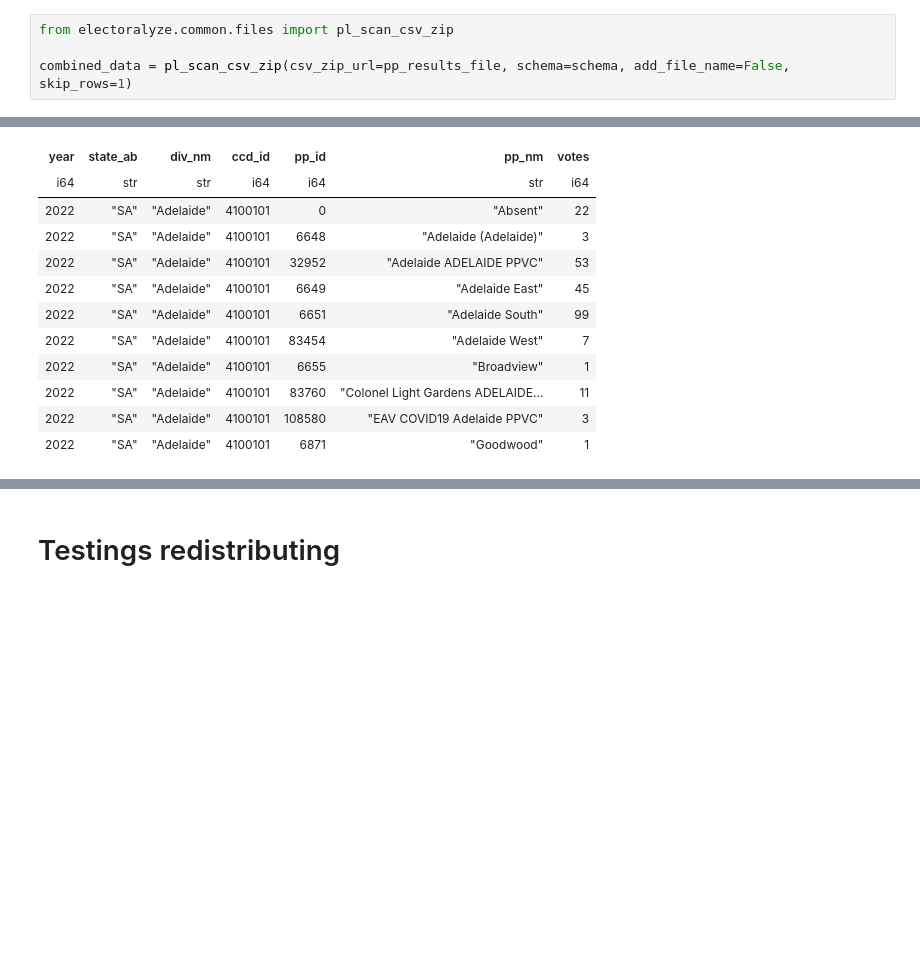
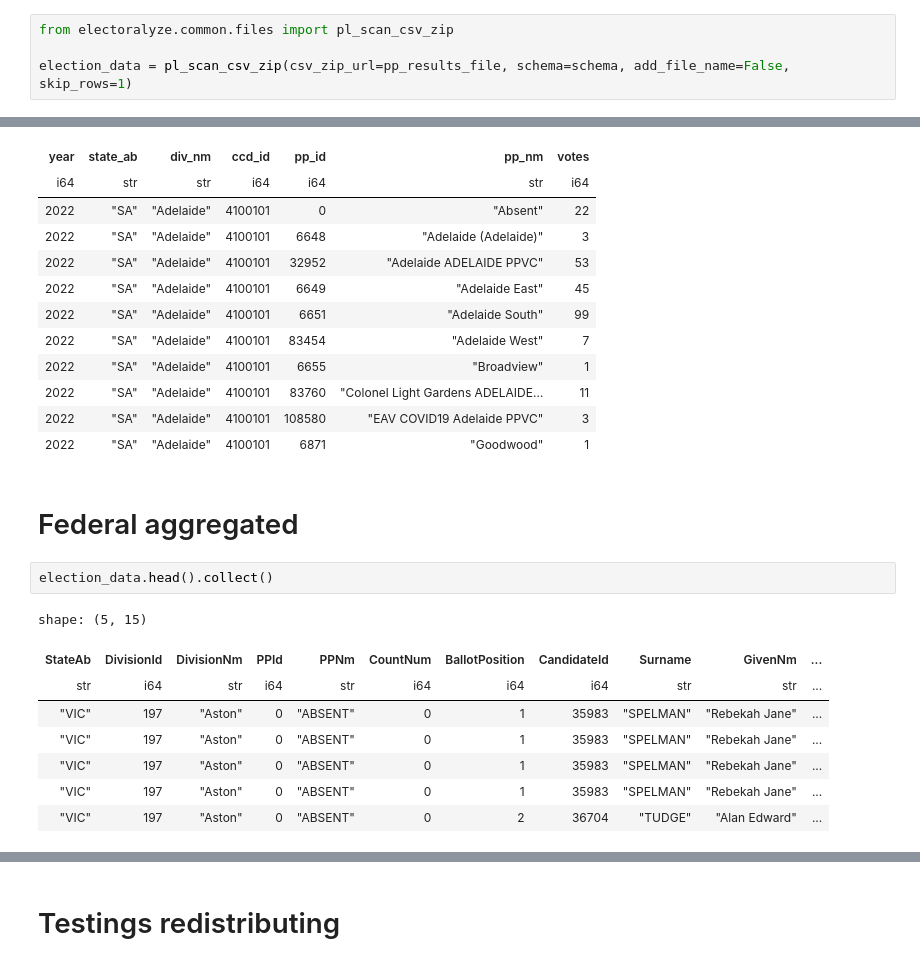
Before and after one commit to Andre-Medina/Electoralyze, a Jupyter notebook: experiments/05_electrion_data/01_federal_2022/01_processing.ipynb, the cells around one changed output, grey strips where cells are left out. Cells and saved outputs as stored; diff of their text form; blank space fills up the shorter version.

```diff
--- a/experiments/05_electrion_data/01_federal_2022/01_processing.ipynb
+++ b/experiments/05_electrion_data/01_federal_2022/01_processing.ipynb
@@ -117,5 +123,5 @@ schema = pl.Schema(
 # %%
 from electoralyze.common.files import pl_scan_csv_zip
 
-combined_data = pl_scan_csv_zip(csv_zip_url=pp_results_file, schema=schema, add_file_name=False, skip_rows=1)
+election_data = pl_scan_csv_zip(csv_zip_url=pp_results_file, schema=schema, add_file_name=False, skip_rows=1)
 # %%
@@ -154,3 +160,16 @@ shape: (10, 7)
 | 2022 | "SA" | "Adelaide" | 4100101 | 83760 | "Colonel Light Gardens ADELAIDE… | 11 |
 | 2022 | "SA" | "Adelaide" | 4100101 | 108580 | "EAV COVID19 Adelaide PPVC" | 3 |
 | 2022 | "SA" | "Adelaide" | 4100101 | 6871 | "Goodwood" | 1 |
+# %% [markdown]
+# Federal aggregated
+# %%
+election_data.head().collect()
+# %% [output]
+shape: (5, 15)
+| StateAb | DivisionId | DivisionNm | PPId | PPNm | CountNum | BallotPosition | CandidateId | Surname | GivenNm | ... |
+| str | i64 | str | i64 | str | i64 | i64 | i64 | str | str | ... |
+| "VIC" | 197 | "Aston" | 0 | "ABSENT" | 0 | 1 | 35983 | "SPELMAN" | "Rebekah Jane" | ... |
+| "VIC" | 197 | "Aston" | 0 | "ABSENT" | 0 | 1 | 35983 | "SPELMAN" | "Rebekah Jane" | ... |
+| "VIC" | 197 | "Aston" | 0 | "ABSENT" | 0 | 1 | 35983 | "SPELMAN" | "Rebekah Jane" | ... |
+| "VIC" | 197 | "Aston" | 0 | "ABSENT" | 0 | 1 | 35983 | "SPELMAN" | "Rebekah Jane" | ... |
+| "VIC" | 197 | "Aston" | 0 | "ABSENT" | 0 | 2 | 36704 | "TUDGE" | "Alan Edward" | ... |
```
Also changed, not shown: parts of 25 cells of this notebook, 3 other files.
